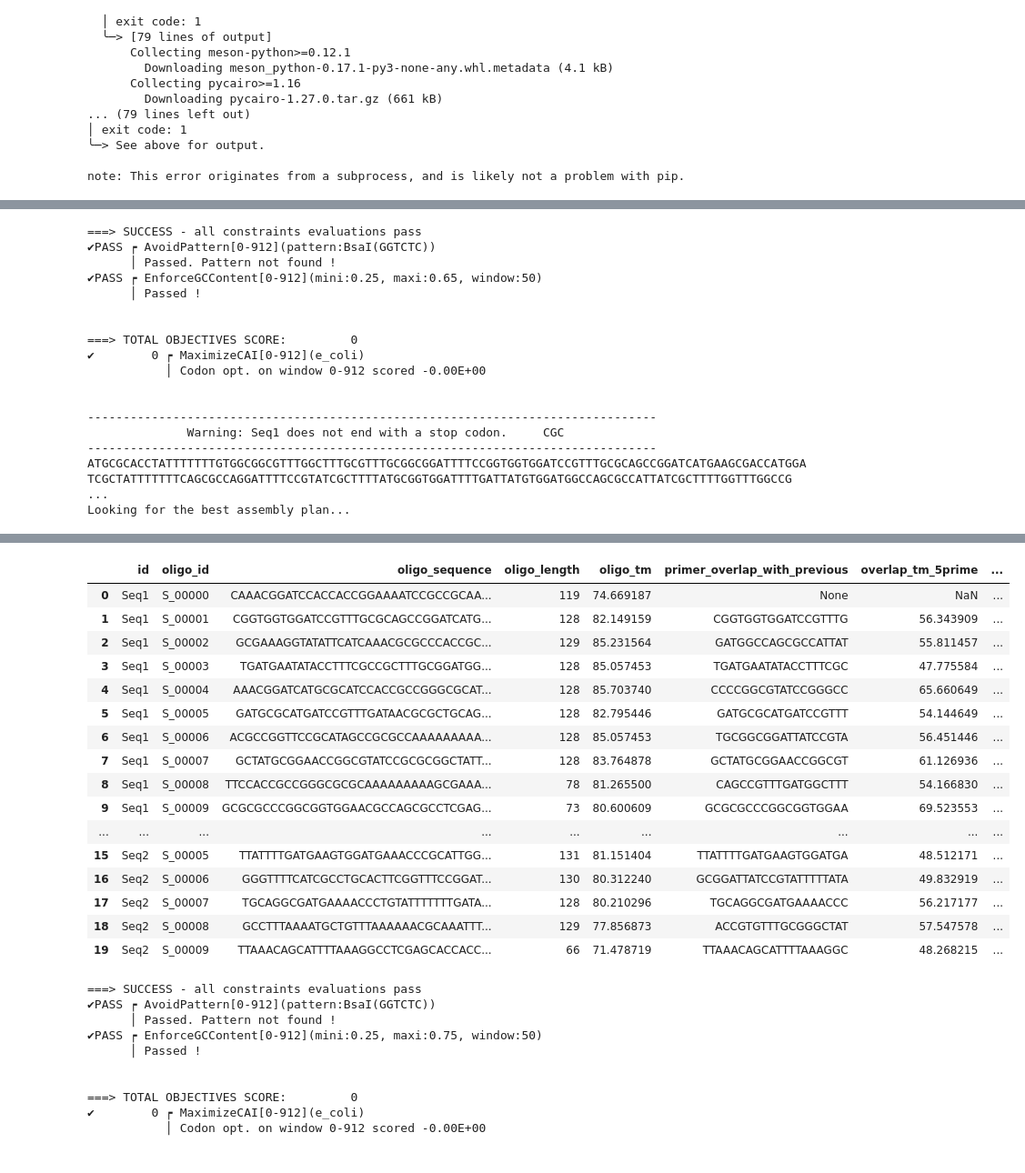
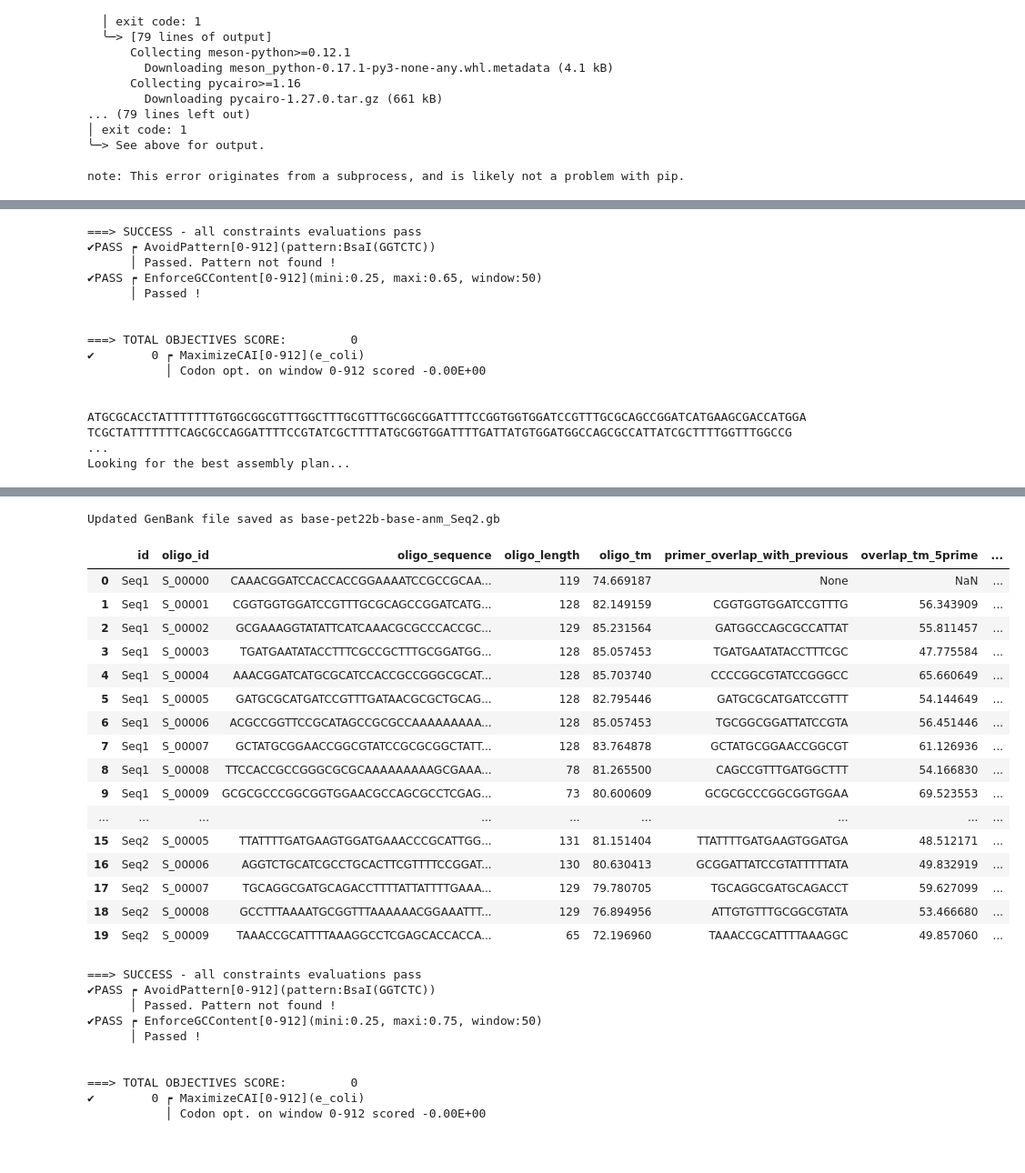
Before and after one commit to ArianeMora/oligopoolio, a Jupyter notebook: examples/DNA_weaver.ipynb, the cells around one changed output, grey strips where cells are left out. Shown: that part at 91% size. Cells and saved outputs as stored; diff of their text form; code cells hidden in the pictures.

Commit message:
Updated to make genbank files for oligopools as well

```diff
--- a/examples/DNA_weaver.ipynb
+++ b/examples/DNA_weaver.ipynb
@@ -434,5 +690,12 @@ def codon_optimize(protein_sequence: str, min_gc=0.3, max_gc=0.7):
 # %%
 import pandas as pd
+
+import pandas as pd
+import random
+import numpy
+SEED = 128
+random.seed(SEED)
+numpy.random.seed(SEED)
 
 df = pd.DataFrame()
 df['id'] = ['Seq1', 'Seq2']
@@ -449,5 +712,6 @@ df['seqs'] = ['MRTSLLVAALGLALAAALPGGAPLAQPDPEATMDRSLLQRQDLPYRFSAVDLDSVDGQRHYRLWL
-oligo_df = get_oligos(df, 'seqs', 'id', '.', 'cccctctagaaataattttgtttaactttaagaaggagatatacat', 'CTCGAGCACCACCACCACCACCACTGAgatccggctgctaacaaag',
-                     min_gc=min_gc, max_gc=max_gc, min_tm=min_tm, max_tm=max_tm, min_segment_length=min_segment_length, max_segment_length=max_segment_length)
+oligo_df = get_oligos(df, 'seqs', 'id', '.', 'cccctctagaaataattttgtttaactttaagaaggagatatacat', 'gatccggctgctaacaaag', sequence_end='CTCGAGCACCACCACCACCACCACTGA',
+                     min_gc=min_gc, max_gc=max_gc, min_tm=min_tm, max_tm=max_tm, min_segment_length=min_segment_length, max_segment_length=max_segment_length,
+                     genbank_file="base-pet22b-base-anm.gb", insert_position=5193)
 oligo_df
 # %% [output]
 ===> SUCCESS - all constraints evaluations pass
@@ -462,6 +726,3 @@ oligo_df
            │ Codon opt. on window 0-912 scored -0.00E+00
 
 
---------------------------------------------------------------------------------
-              Warning: Seq1 does not end with a stop codon.     CGC
---------------------------------------------------------------------------------
@@ -487,18 +746,19 @@ Looking for the best assembly plan...
+Updated GenBank file saved as base-pet22b-base-anm_Seq2.gb
 |  | id | oligo_id | oligo_sequence | oligo_length | oligo_tm | primer_overlap_with_previous | overlap_tm_5prime | ... |
 | 0 | Seq1 | S_00000 | CAAACGGATCCACCACCGGAAAATCCGCCGCAA... | 119 | 74.669187 | None | NaN | ... |
 | 1 | Seq1 | S_00001 | CGGTGGTGGATCCGTTTGCGCAGCCGGATCATG... | 128 | 82.149159 | CGGTGGTGGATCCGTTTG | 56.343909 | ... |
 | 2 | Seq1 | S_00002 | GCGAAAGGTATATTCATCAAACGCGCCCACCGC... | 129 | 85.231564 | GATGGCCAGCGCCATTAT | 55.811457 | ... |
 | 3 | Seq1 | S_00003 | TGATGAATATACCTTTCGCCGCTTTGCGGATGG... | 128 | 85.057453 | TGATGAATATACCTTTCGC | 47.775584 | ... |
 | 4 | Seq1 | S_00004 | AAACGGATCATGCGCATCCACCGCCGGGCGCAT... | 128 | 85.703740 | CCCCGGCGTATCCGGGCC | 65.660649 | ... |
 | 5 | Seq1 | S_00005 | GATGCGCATGATCCGTTTGATAACGCGCTGCAG... | 128 | 82.795446 | GATGCGCATGATCCGTTT | 54.144649 | ... |
 | 6 | Seq1 | S_00006 | ACGCCGGTTCCGCATAGCCGCGCCAAAAAAAAA... | 128 | 85.057453 | TGCGGCGGATTATCCGTA | 56.451446 | ... |
 | 7 | Seq1 | S_00007 | GCTATGCGGAACCGGCGTATCCGCGCGGCTATT... | 128 | 83.764878 | GCTATGCGGAACCGGCGT | 61.126936 | ... |
 | 8 | Seq1 | S_00008 | TTCCACCGCCGGGCGCGCAAAAAAAAAGCGAAA... | 78 | 81.265500 | CAGCCGTTTGATGGCTTT | 54.166830 | ... |
 | 9 | Seq1 | S_00009 | GCGCGCCCGGCGGTGGAACGCCAGCGCCTCGAG... | 73 | 80.600609 | GCGCGCCCGGCGGTGGAA | 69.523553 | ... |
 | ... | ... | ... | ... | ... | ... | ... | ... | ... |
 | 15 | Seq2 | S_00005 | TTATTTTGATGAAGTGGATGAAACCCGCATTGG... | 131 | 81.151404 | TTATTTTGATGAAGTGGATGA | 48.512171 | ... |
-| 16 | Seq2 | S_00006 | GGGTTTTCATCGCCTGCACTTCGGTTTCCGGAT... | 130 | 80.312240 | GCGGATTATCCGTATTTTTATA | 49.832919 | ... |
-| 17 | Seq2 | S_00007 | TGCAGGCGATGAAAACCCTGTATTTTTTTGATA... | 128 | 80.210296 | TGCAGGCGATGAAAACCC | 56.217177 | ... |
-| 18 | Seq2 | S_00008 | GCCTTTAAAATGCTGTTTAAAAAACGCAAATTT... | 129 | 77.856873 | ACCGTGTTTGCGGGCTAT | 57.547578 | ... |
-| 19 | Seq2 | S_00009 | TTAAACAGCATTTTAAAGGCCTCGAGCACCACC... | 66 | 71.478719 | TTAAACAGCATTTTAAAGGC | 48.268215 | ... |
+| 16 | Seq2 | S_00006 | AGGTCTGCATCGCCTGCACTTCGTTTTCCGGAT... | 130 | 80.630413 | GCGGATTATCCGTATTTTTATA | 49.832919 | ... |
+| 17 | Seq2 | S_00007 | TGCAGGCGATGCAGACCTTTTATTATTTTGAAA... | 129 | 79.780705 | TGCAGGCGATGCAGACCT | 59.627099 | ... |
+| 18 | Seq2 | S_00008 | GCCTTTAAAATGCGGTTTAAAAAACGGAAATTT... | 129 | 76.894956 | ATTGTGTTTGCGGCGTATA | 53.466680 | ... |
+| 19 | Seq2 | S_00009 | TAAACCGCATTTTAAAGGCCTCGAGCACCACCA... | 65 | 72.196960 | TAAACCGCATTTTAAAGGC | 49.857060 | ... |
 # %%
```
Also changed, not shown: parts of 6 cells of this notebook, 2 other files.
